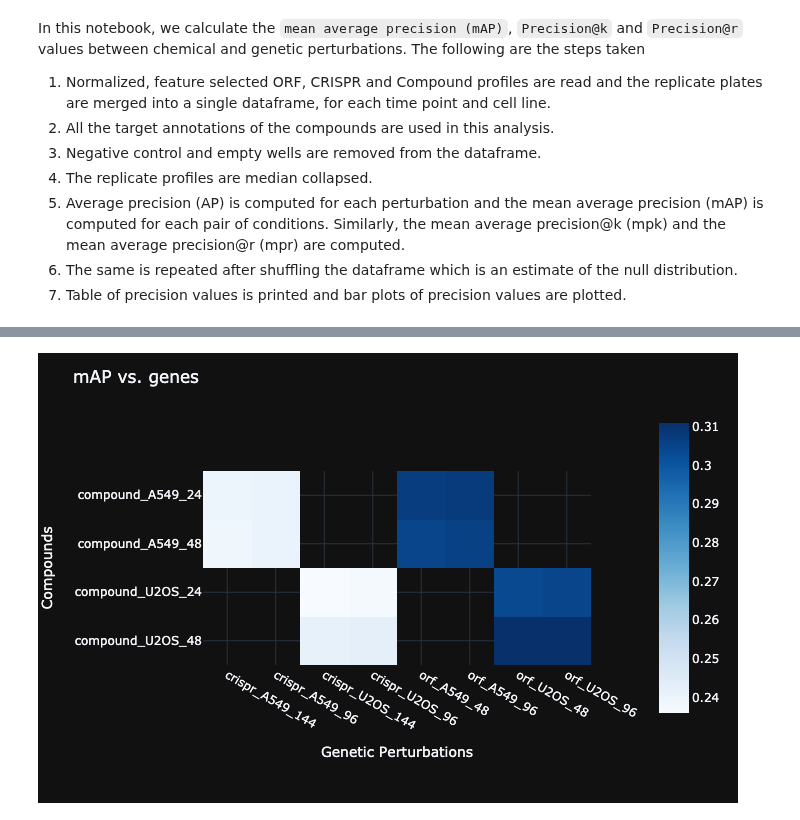
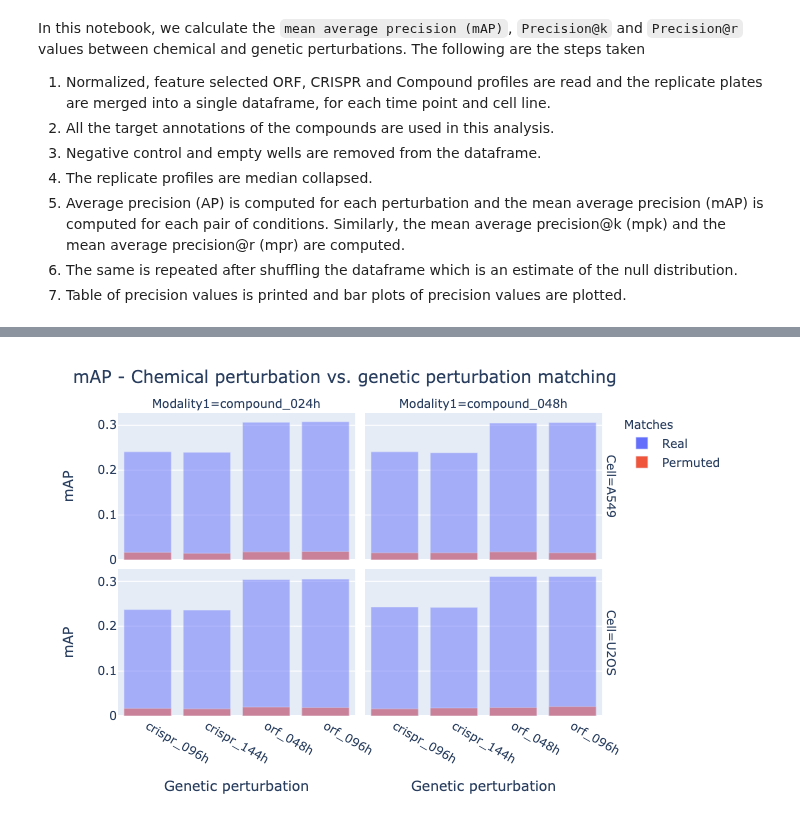
Before and after one commit to jump-cellpainting/2024_Chandrasekaran_NatureMethods, a Jupyter notebook: benchmark/11.average_precision_matching.ipynb, the cells around one changed output, grey strips where cells are left out. Drawn from its saved outputs; the diff is of its cells as text; code cells hidden in the pictures.

```diff
--- a/benchmark/11.average_precision_matching.ipynb
+++ b/benchmark/11.average_precision_matching.ipynb
@@ -143,19 +148,0 @@ print(mean_average_precision_df[['Description','Matches', 'mAP', 'mAPk', 'mAPr']
-# %%
-mean_average_precision_df[['Chemical_Perturbation','Genetic_Perturbation']] = mean_average_precision_df.Description.str.split(' vs. ', expand=True,)
-mean_average_precision_df['mAP'] = mean_average_precision_df['mAP'].astype(float)
-mean_average_precision_df['mAPk'] = mean_average_precision_df['mAPk'].astype(float)
-mean_average_precision_df['mAPr'] = mean_average_precision_df['mAPr'].astype(float)
-pivot_table = (
-    mean_average_precision_df
-        .query('Matches=="Real"')
-        .pivot('Chemical_Perturbation','Genetic_Perturbation','mAP')
-)
-fig = px.imshow(pivot_table, color_continuous_scale='blues')
-fig.update_layout(title='mAP vs. genes',
-                  xaxis=dict(title='Genetic Perturbations'),
-                  yaxis=dict(title='Compounds'),
-                  coloraxis_colorbar_x=+1.15)
-fig.show("png")
-fig.write_image(f'figures/11.mAP_heatmap.png', width=640, height=480, scale=2)
-# %% [output]
-[figure, removed]
@@ -162 +155,18 @@ fig.write_image(f'figures/11.mAP_heatmap.png', width=640, height=480, scale=2)
+# %%
+fig = px.bar(mean_average_precision_df,
+             x='Modality2',
+             y='mAP',
+             color="Matches",
+             barmode="overlay",
+             facet_col='Modality1',
+             facet_row='Cell')
+fig.update_layout(title='mAP - Chemical perturbation vs. genetic perturbation matching',
+                  xaxis1=dict(title='Genetic perturbation'),
+                  xaxis2=dict(title='Genetic perturbation'),
+                  yaxis1=dict(title='mAP'),
+                  yaxis3=dict(title='mAP'))
+fig.show("png")
+fig.write_image(f'figures/11.mAP_matching.png', width=640, height=480, scale=2)
+# %% [output]
+[figure, added]
 # %%
```
Also changed, not shown: parts of 9 cells of this notebook, 33 other files.
